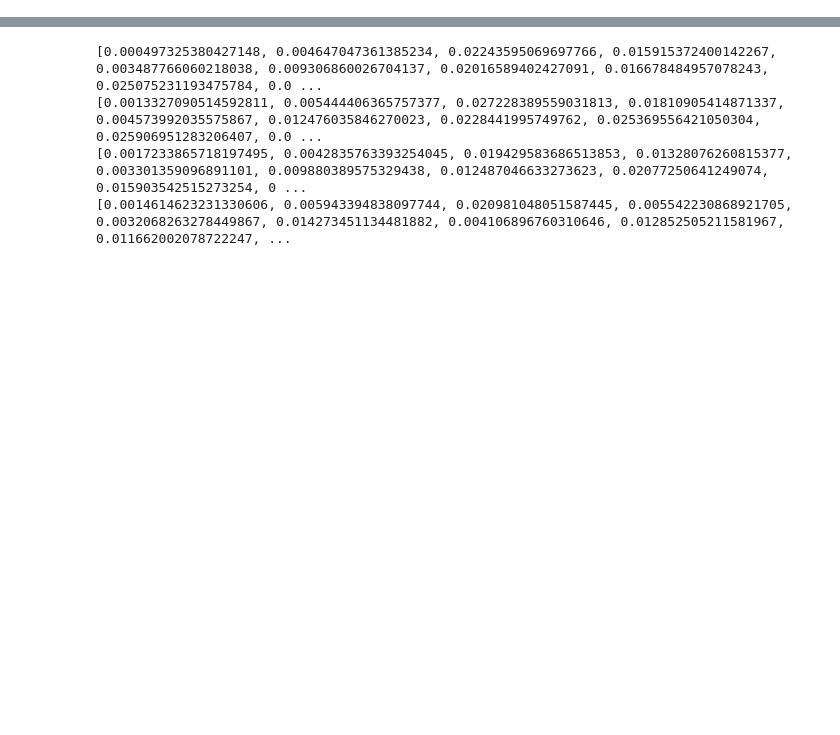
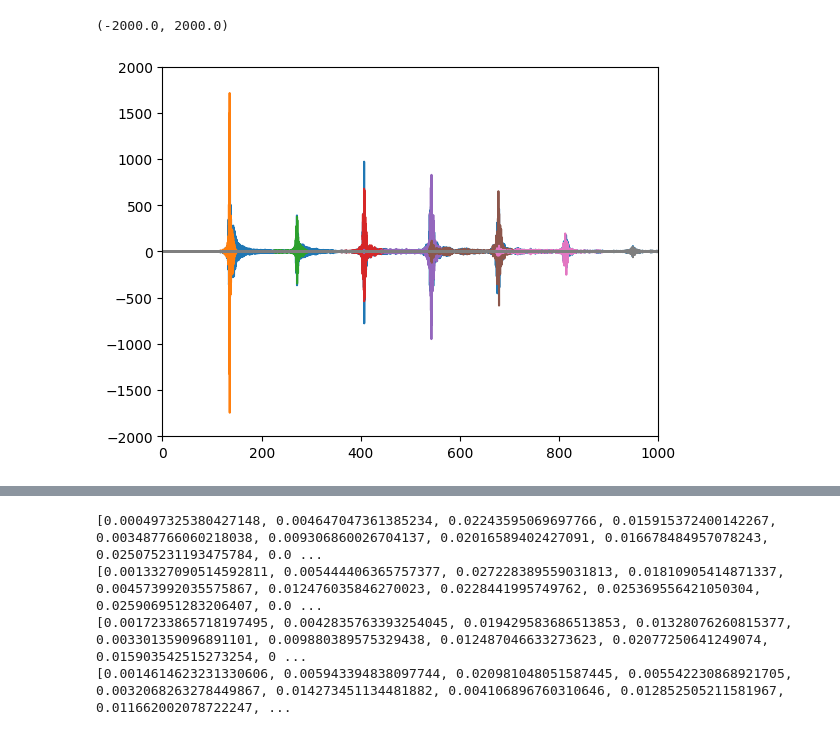
Before and after one commit to Misley-tech/MapaDeVoces, a Jupyter notebook: CalculadoraEspectro/CalculadoraEspectro.ipynb, the cells around one changed output, grey strips where cells are left out. Drawn from its saved outputs; the diff is of its cells as text; code cells hidden in the pictures; blank space fills up the shorter version.

```diff
--- a/CalculadoraEspectro/CalculadoraEspectro.ipynb
+++ b/CalculadoraEspectro/CalculadoraEspectro.ipynb
@@ -0,0 +35,16 @@
+# %%
+import soundfile as sf
+import matplotlib.pyplot as plt
+
+path_archivos = f'C:/Users/Asus/OneDrive/Escritorio/MapaDeVoces/CalculadoraEspectro/ooo.wav'
+archivo = 'ooo'
+espectros = []
+
+audio,fs = sf.read(path_archivos)
+
+bandas,X_filt = butterworth_tercios(audio,fs)
+espectros.append([archivo,X_filt])
+
+output_filename = '1.wav'
+audio_data = espectros[0][1][0]
+sf.write(output_filename, audio_data, fs, format='wav')
@@ -0,0 +53,63 @@
+# %%
+import soundfile as sf
+import matplotlib.pyplot as plt
+
+path_archivos = f'C:/Users/Asus/OneDrive/Escritorio/MapaDeVoces/CalculadoraEspectro/ooo.wav'
+archivo = 'ooo'
+espectros = []
+
+audio,fs = sf.read(path_archivos)
+
+bandas,X_filt = butterworth_tercios(audio,fs)
+espectros.append([archivo,X_filt])
+
+
+for i in range(20):
+    output_filename = f'{i}.wav'
+    audio_data = espectros[0][1][i]
+    sf.write(output_filename, audio_data, fs, format='wav')
+
+# Espectro completo
+espectro_audio = np.fft.fft(audio)
+freq = np.fft.fftfreq(len(audio), d=1/fs)
+plt.plot(freq,espectro_audio)
+plt.xlim(0,1000)
+
+# Primer armónico
+espectro_audio = np.fft.fft(espectros[0][1][1])
+freq = np.fft.fftfreq(len(espectros[0][1][2]), d=1/fs)
+plt.plot(freq,espectro_audio)
+
+# Segundo armónico
+espectro_audio = np.fft.fft(espectros[0][1][4])
+freq = np.fft.fftfreq(len(audio), d=1/fs)
+plt.plot(freq,espectro_audio)
+
+# Tercer armónico
+espectro_audio = np.fft.fft(espectros[0][1][6])
+freq = np.fft.fftfreq(len(audio), d=1/fs)
+plt.plot(freq,espectro_audio)
+
+# Cuarto armónico
+espectro_audio = np.fft.fft(espectros[0][1][7])
+freq = np.fft.fftfreq(len(audio), d=1/fs)
+plt.plot(freq,espectro_audio)
+
+# Quinto armónico
+espectro_audio = np.fft.fft(espectros[0][1][8])
+freq = np.fft.fftfreq(len(audio), d=1/fs)
+plt.plot(freq,espectro_audio)
+
+# Sexto armónico
+espectro_audio = np.fft.fft(espectros[0][1][9])
+freq = np.fft.fftfreq(len(audio), d=1/fs)
+plt.plot(freq,espectro_audio)
+
+# Septimo armónico
+espectro_audio = np.fft.fft(espectros[0][1][10])
+freq = np.fft.fftfreq(len(audio), d=1/fs)
+plt.plot(freq,espectro_audio)
+plt.ylim(-2000,2000)
+# %% [output]
+(-2000.0, 2000.0)
+[figure, added]
```
Also changed, not shown: parts of 21 cells of this notebook.
